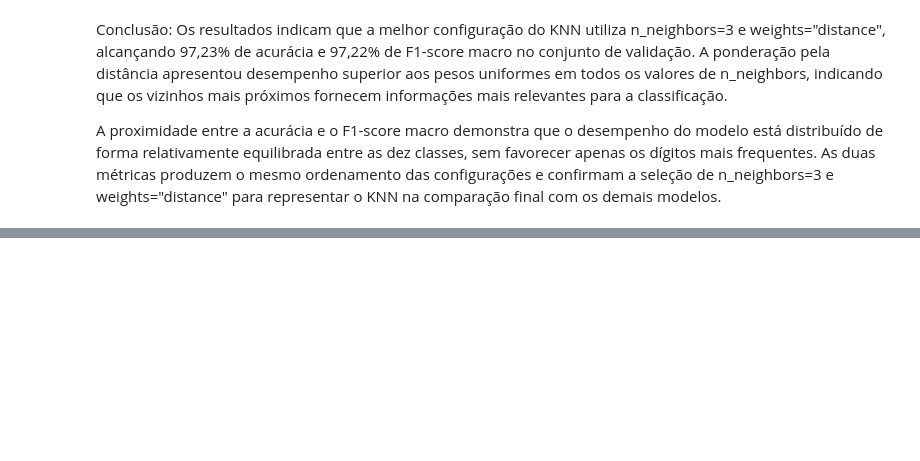
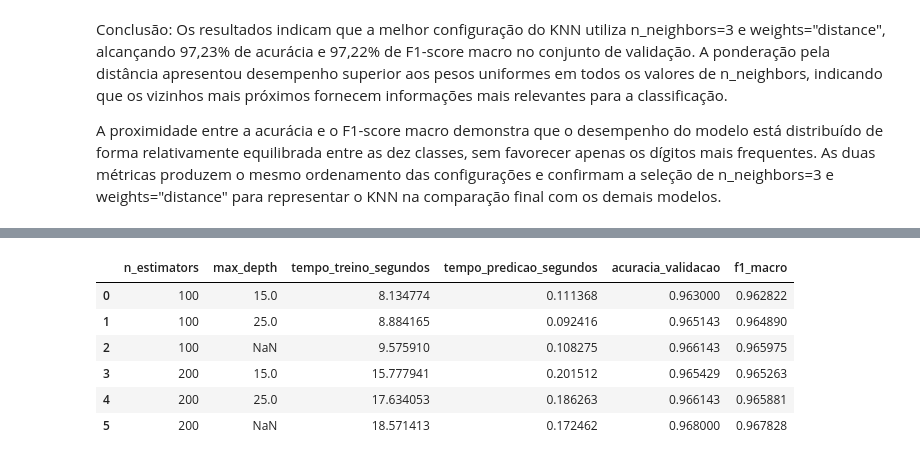
Before and after one commit to senapalm/classificador_de_digitos, a Jupyter notebook: classificador_de_digitos.ipynb, the cells around one changed output, grey strips where cells are left out. Drawn from its saved outputs; the diff is of its cells as text; code cells hidden in the pictures; blank space fills up the shorter version.

Commit message:
feat: implementar o random forest  e testes

```diff
--- a/classificador_de_digitos.ipynb
+++ b/classificador_de_digitos.ipynb
@@ -343,0 +409,31 @@ A proximidade entre a acurácia e o F1-score macro demonstra que o desempenho do
+# %%
+resultados_rf = []
+
+valores_n_estimators = [100, 200]
+valores_max_depth = [15, 25, None]
+
+for n_estimators in valores_n_estimators:
+    for max_depth in valores_max_depth:
+
+        modelo_rf, y_pred_rf, resultado_rf = treinar_avaliar_random_forest(
+            X_train,
+            y_train,
+            X_val,
+            y_val,
+            n_estimators=n_estimators,
+            max_depth=max_depth
+        )
+
+        resultados_rf.append(resultado_rf)
+
+resultados_rf = pd.DataFrame(resultados_rf)
+
+resultados_rf
+# %% [output]
+|  | n_estimators | max_depth | tempo_treino_segundos | tempo_predicao_segundos | acuracia_validacao | f1_macro |
+| 0 | 100 | 15.0 | 8.134774 | 0.111368 | 0.963000 | 0.962822 |
+| 1 | 100 | 25.0 | 8.884165 | 0.092416 | 0.965143 | 0.964890 |
+| 2 | 100 | NaN | 9.575910 | 0.108275 | 0.966143 | 0.965975 |
+| 3 | 200 | 15.0 | 15.777941 | 0.201512 | 0.965429 | 0.965263 |
+| 4 | 200 | 25.0 | 17.634053 | 0.186263 | 0.966143 | 0.965881 |
+| 5 | 200 | NaN | 18.571413 | 0.172462 | 0.968000 | 0.967828 |
```
Also changed, not shown: parts of 5 cells of this notebook.
